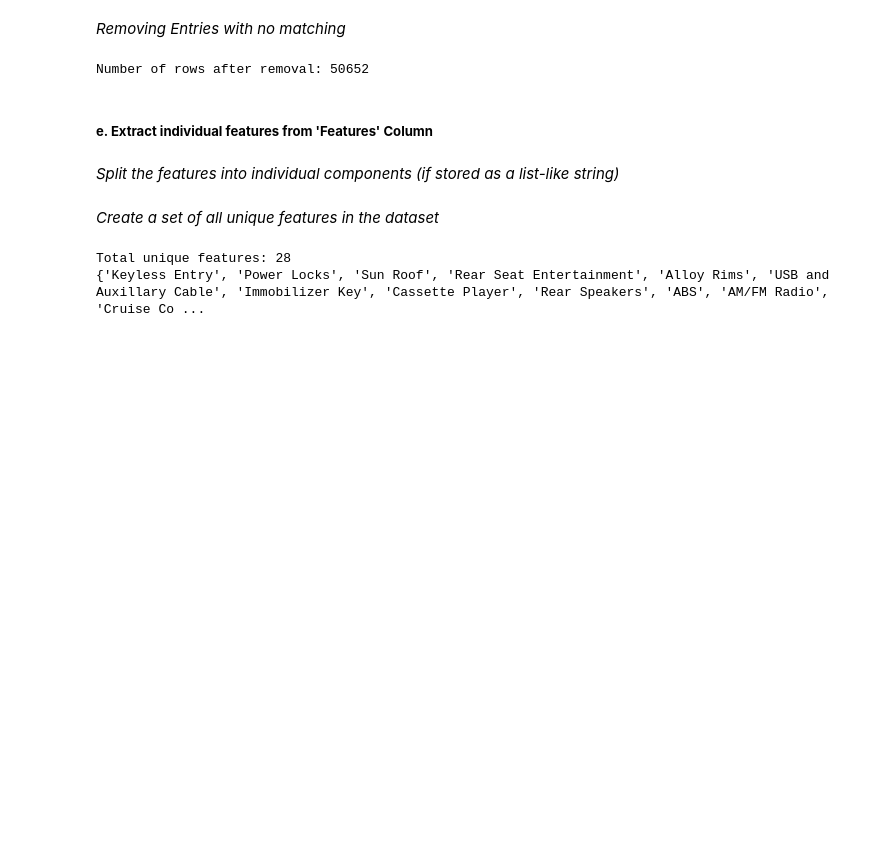
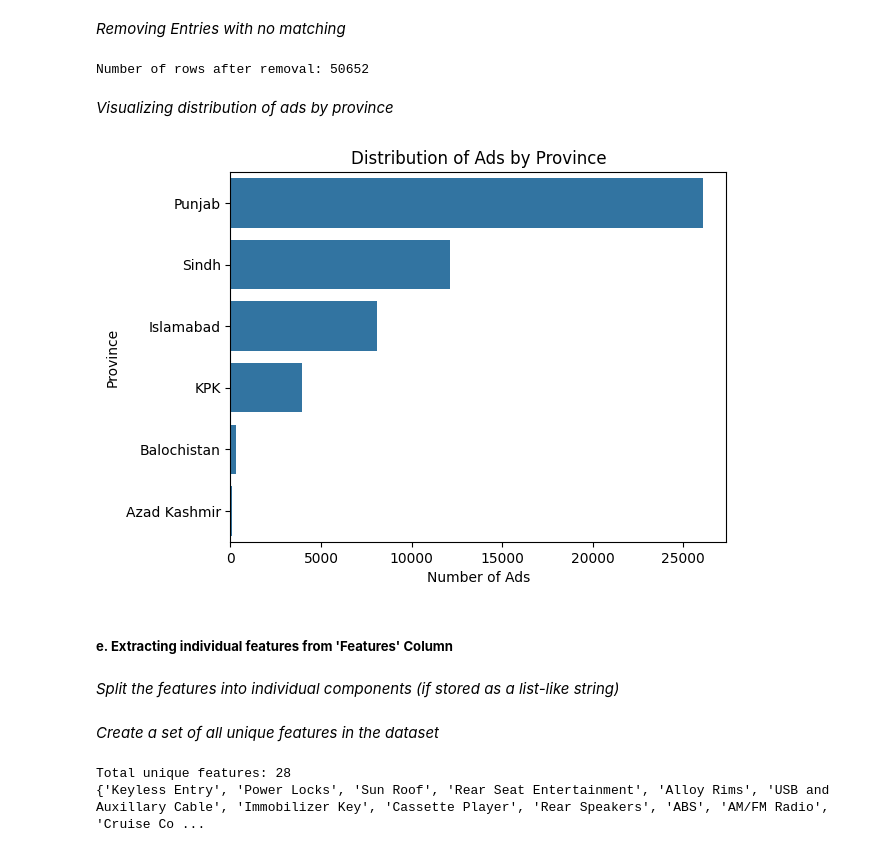
Before and after one commit to Muneeb-03/CS334-PakWheels-Project, a Jupyter notebook: project.ipynb, the cells around one changed output. Saved outputs shown, nothing was run; the diff lists cells and outputs as text; code cells hidden in the pictures; blank space fills up the shorter version.

```diff
--- a/project.ipynb
+++ b/project.ipynb
@@ -255,8 +274,18 @@ ads_df = ads_df[ads_df['City'] != '']
 print(f"Number of rows after removal: {ads_df.shape[0]}")
 # %% [output]
 Number of rows after removal: 50652
+# %% [markdown]
+*Visualizing distribution of ads by province*
+# %%
+sns.barplot(y=ads_df['Province'].value_counts().index, x=ads_df['Province'].value_counts().values)
+plt.title('Distribution of Ads by Province')
+plt.xlabel('Number of Ads')
+plt.ylabel('Province')
+plt.show()
+# %% [output]
+[figure, added]
 # %% [markdown]
-##### **e. Extract individual features from 'Features' Column**
+##### **e. Extracting individual features from 'Features' Column**
 # %% [markdown]
 *Split the features into individual components (if stored as a list-like string)*
 # %%
```
Also changed, not shown: parts of 86 cells of this notebook, 6 other files.
